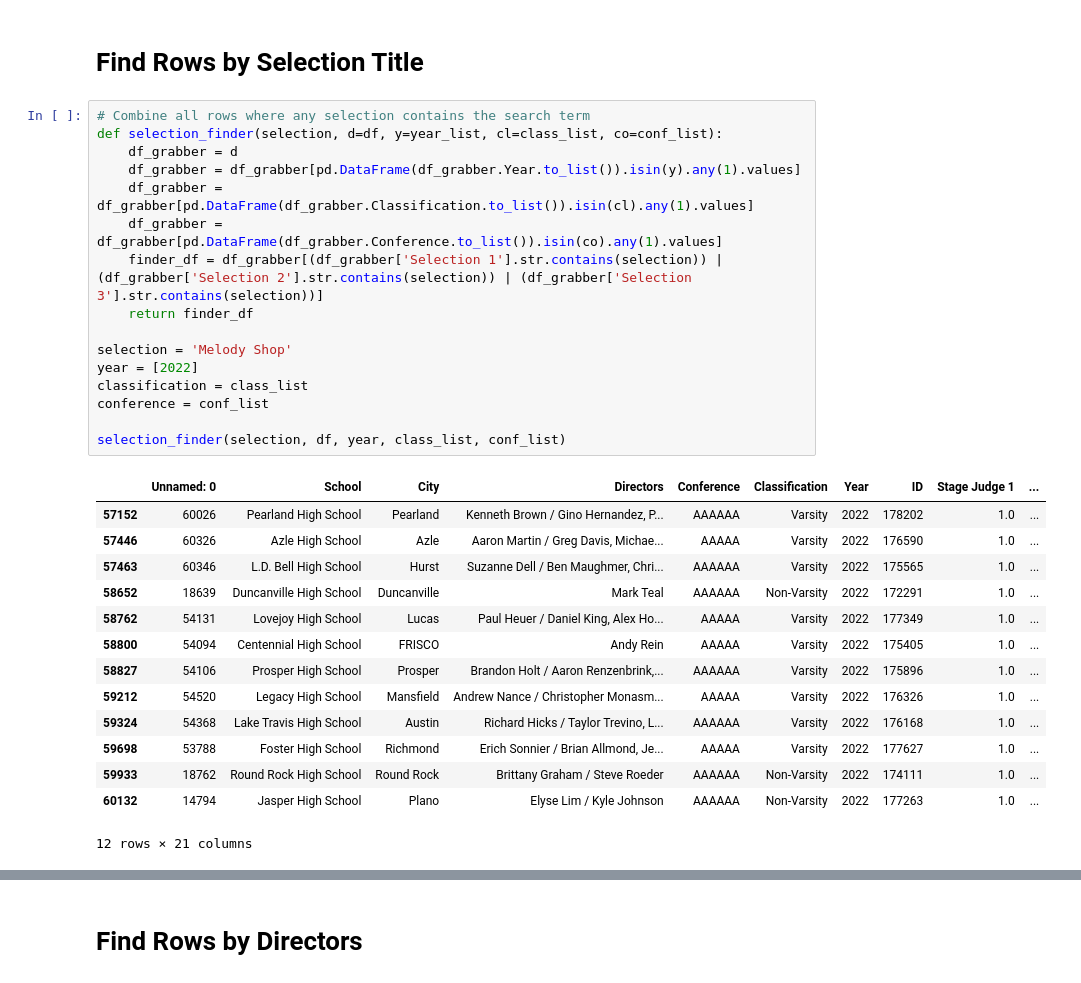
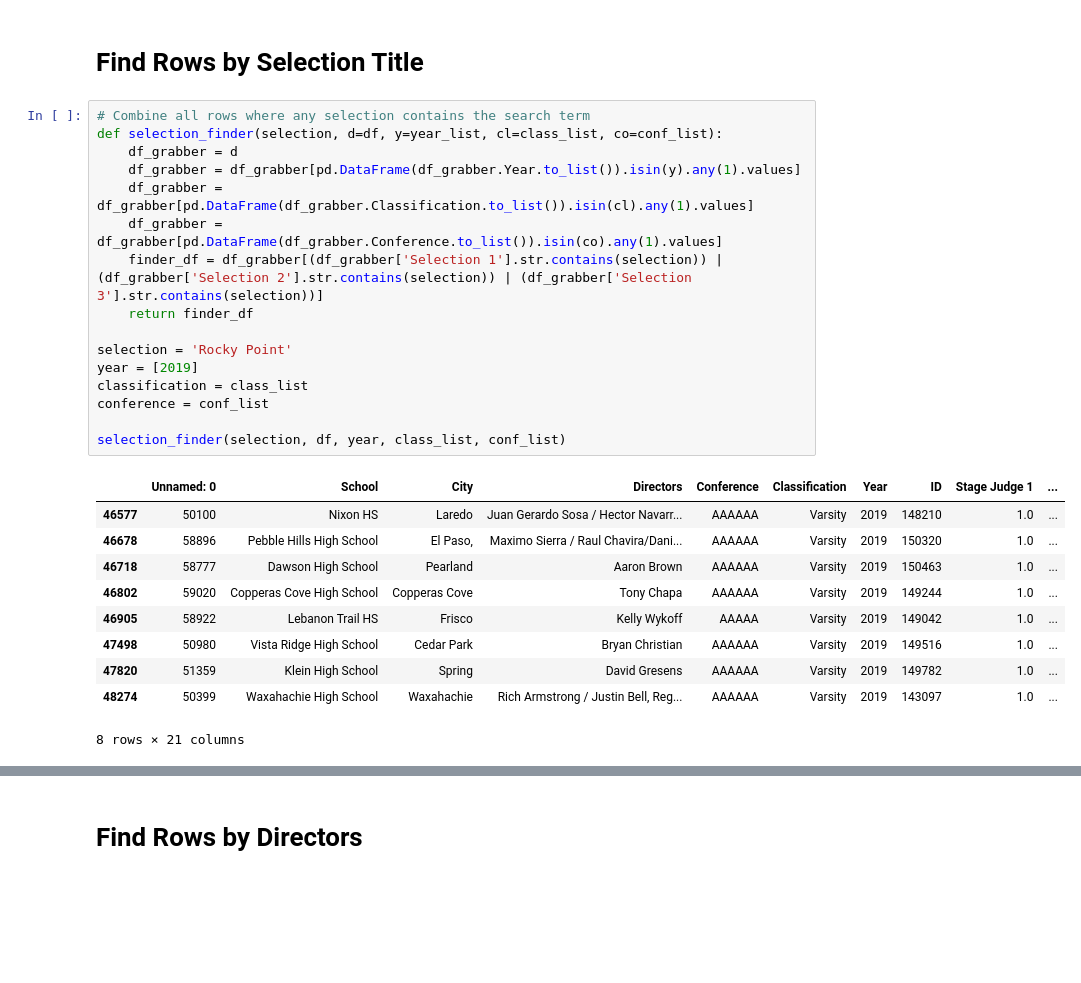
Before and after one commit to macdkw89/uil_results, a Jupyter notebook: data.ipynb, the cells around one changed output, grey strips where cells are left out. Cells and saved outputs as stored; diff of their text form; blank space fills up the shorter version.

```diff
--- a/data.ipynb
+++ b/data.ipynb
@@ -158,32 +158,28 @@ plotter(30, df, [2022], ['Non-Varsity'], ['AAAAAA', 'AAAAA'])
 # %%
 # Combine all rows where any selection contains the search term
 def selection_finder(selection, d=df, y=year_list, cl=class_list, co=conf_list):
     df_grabber = d
     df_grabber = df_grabber[pd.DataFrame(df_grabber.Year.to_list()).isin(y).any(1).values]
     df_grabber = df_grabber[pd.DataFrame(df_grabber.Classification.to_list()).isin(cl).any(1).values]
     df_grabber = df_grabber[pd.DataFrame(df_grabber.Conference.to_list()).isin(co).any(1).values]
     finder_df = df_grabber[(df_grabber['Selection 1'].str.contains(selection)) | (df_grabber['Selection 2'].str.contains(selection)) | (df_grabber['Selection 3'].str.contains(selection))]
     return finder_df
 
-selection = 'Melody Shop'
-year = [2022]
+selection = 'Rocky Point'
+year = [2019]
 classification = class_list
 conference = conf_list
 
 selection_finder(selection, df, year, class_list, conf_list)
 # %% [output]
 |  | Unnamed: 0 | School | City | Directors | Conference | Classification | Year | ID | Stage Judge 1 | ... |
-| 57152 | 60026 | Pearland High School | Pearland | Kenneth Brown / Gino Hernandez, P... | AAAAAA | Varsity | 2022 | 178202 | 1.0 | ... |
-| 57446 | 60326 | Azle High School | Azle | Aaron Martin / Greg Davis, Michae... | AAAAA | Varsity | 2022 | 176590 | 1.0 | ... |
-| 57463 | 60346 | L.D. Bell High School | Hurst | Suzanne Dell / Ben Maughmer, Chri... | AAAAAA | Varsity | 2022 | 175565 | 1.0 | ... |
-| 58652 | 18639 | Duncanville High School | Duncanville | Mark Teal | AAAAAA | Non-Varsity | 2022 | 172291 | 1.0 | ... |
-| 58762 | 54131 | Lovejoy High School | Lucas | Paul Heuer / Daniel King, Alex Ho... | AAAAA | Varsity | 2022 | 177349 | 1.0 | ... |
-| 58800 | 54094 | Centennial High School | FRISCO | Andy Rein | AAAAA | Varsity | 2022 | 175405 | 1.0 | ... |
-| 58827 | 54106 | Prosper High School | Prosper | Brandon Holt / Aaron Renzenbrink,... | AAAAAA | Varsity | 2022 | 175896 | 1.0 | ... |
-| 59212 | 54520 | Legacy High School | Mansfield | Andrew Nance / Christopher Monasm... | AAAAA | Varsity | 2022 | 176326 | 1.0 | ... |
-| 59324 | 54368 | Lake Travis High School | Austin | Richard Hicks / Taylor Trevino, L... | AAAAAA | Varsity | 2022 | 176168 | 1.0 | ... |
-| 59698 | 53788 | Foster High School | Richmond | Erich Sonnier / Brian Allmond, Je... | AAAAA | Varsity | 2022 | 177627 | 1.0 | ... |
-| 59933 | 18762 | Round Rock High School | Round Rock | Brittany Graham / Steve Roeder | AAAAAA | Non-Varsity | 2022 | 174111 | 1.0 | ... |
-| 60132 | 14794 | Jasper High School | Plano | Elyse Lim / Kyle Johnson | AAAAAA | Non-Varsity | 2022 | 177263 | 1.0 | ... |
+| 46577 | 50100 | Nixon HS | Laredo | Juan Gerardo Sosa / Hector Navarr... | AAAAAA | Varsity | 2019 | 148210 | 1.0 | ... |
+| 46678 | 58896 | Pebble Hills High School | El Paso, | Maximo Sierra / Raul Chavira/Dani... | AAAAAA | Varsity | 2019 | 150320 | 1.0 | ... |
+| 46718 | 58777 | Dawson High School | Pearland | Aaron Brown | AAAAAA | Varsity | 2019 | 150463 | 1.0 | ... |
+| 46802 | 59020 | Copperas Cove High School | Copperas Cove | Tony Chapa | AAAAAA | Varsity | 2019 | 149244 | 1.0 | ... |
+| 46905 | 58922 | Lebanon Trail HS | Frisco | Kelly Wykoff | AAAAA | Varsity | 2019 | 149042 | 1.0 | ... |
+| 47498 | 50980 | Vista Ridge High School | Cedar Park | Bryan Christian | AAAAAA | Varsity | 2019 | 149516 | 1.0 | ... |
+| 47820 | 51359 | Klein High School | Spring | David Gresens | AAAAAA | Varsity | 2019 | 149782 | 1.0 | ... |
+| 48274 | 50399 | Waxahachie High School | Waxahachie | Rich Armstrong / Justin Bell, Reg... | AAAAAA | Varsity | 2019 | 143097 | 1.0 | ... |
-12 rows × 21 columns
+8 rows × 21 columns
 # %%
```
Also changed, not shown: parts of 3 cells of this notebook.
